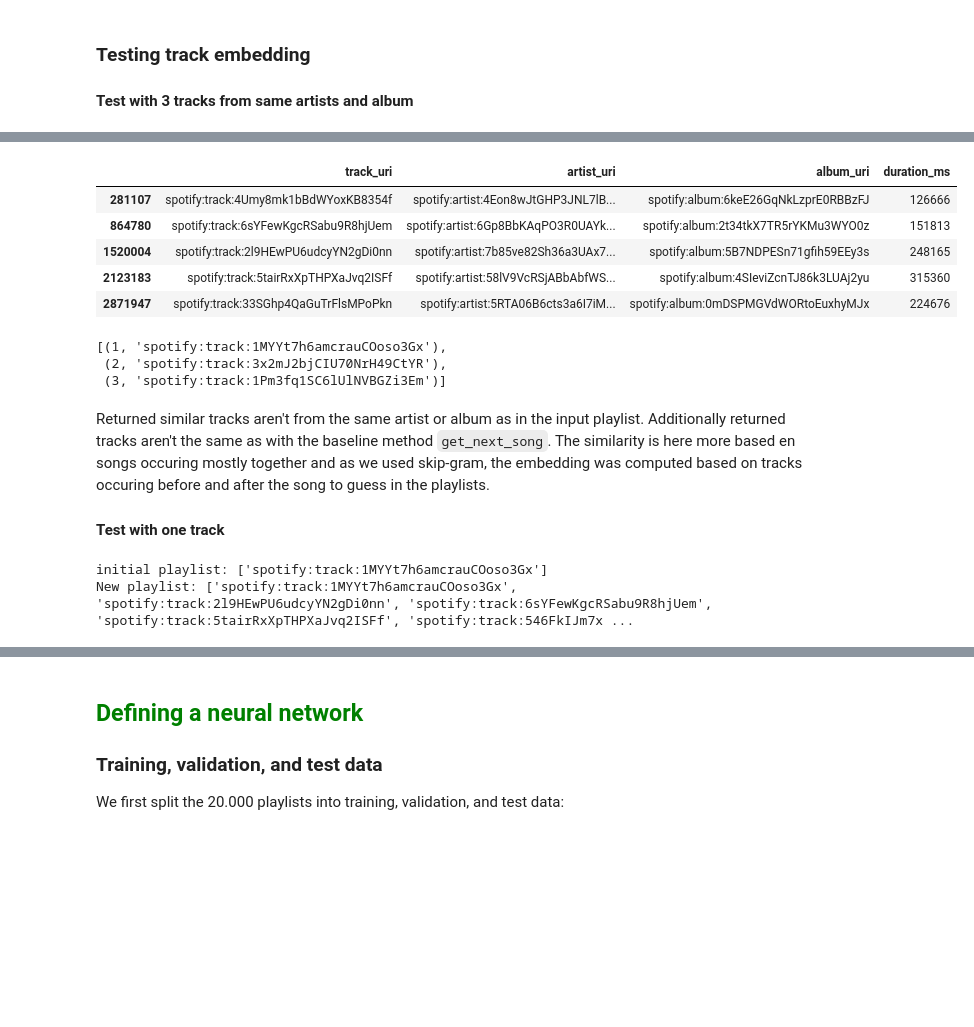
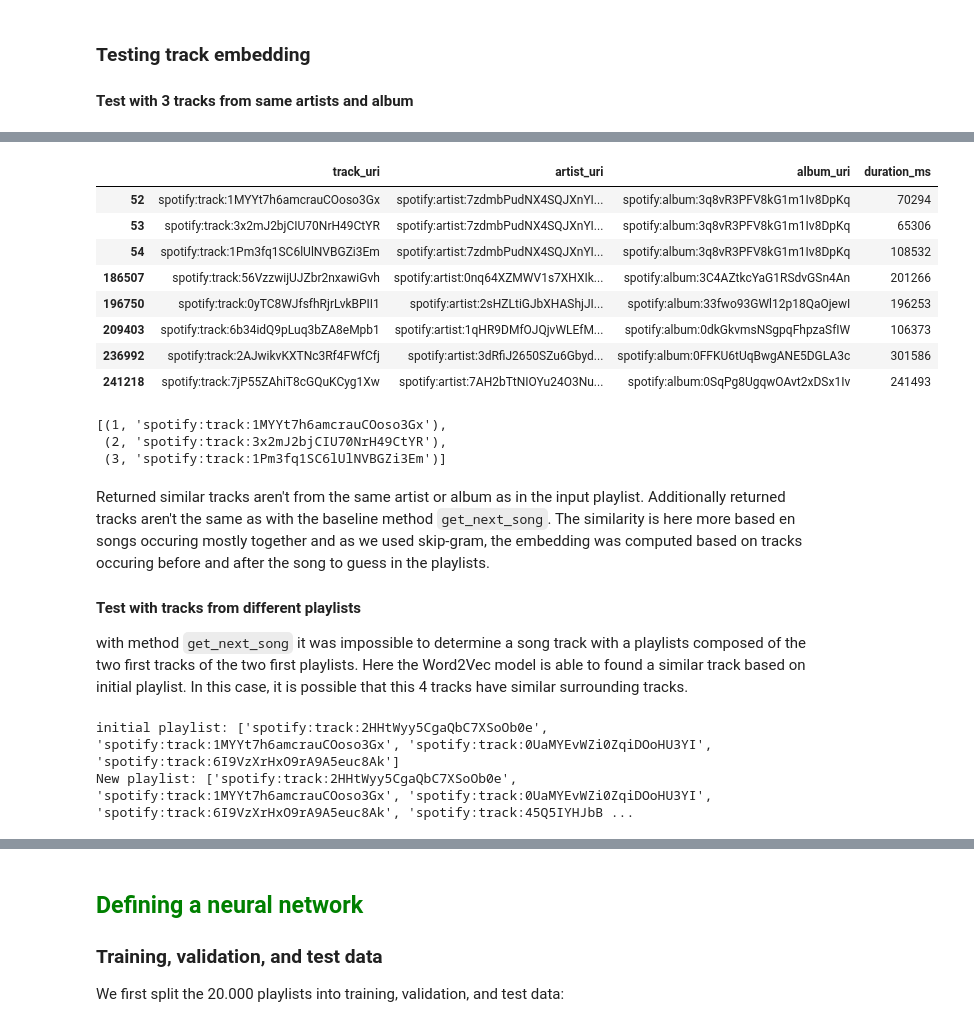
Before and after one commit to TheValemagne/PlaylistGeneration, a Jupyter notebook: ML_spotify.ipynb, the cells around one changed output, grey strips where cells are left out. Drawn from its saved outputs; the diff is of its cells as text; code cells hidden in the pictures; blank space fills up the shorter version.

```diff
--- a/ML_spotify.ipynb
+++ b/ML_spotify.ipynb
@@ -569,12 +573,15 @@ New playlist: ['spotify:track:1MYYt7h6amcrauCOoso3Gx', 'spotify:track:3x2mJ2bjCI
 # %%
-tracks[tracks['track_uri'].isin(song_uris[3:])]
+tracks[tracks['track_uri'].isin(song_uris)]
 # %% [output]
 |  | track_uri | artist_uri | album_uri | duration_ms |
-| 281107 | spotify:track:4Umy8mk1bBdWYoxKB8354f | spotify:artist:4Eon8wJtGHP3JNL7lB... | spotify:album:6keE26GqNkLzprE0RBBzFJ | 126666 |
-| 864780 | spotify:track:6sYFewKgcRSabu9R8hjUem | spotify:artist:6Gp8BbKAqPO3R0UAYk... | spotify:album:2t34tkX7TR5rYKMu3WYO0z | 151813 |
-| 1520004 | spotify:track:2l9HEwPU6udcyYN2gDi0nn | spotify:artist:7b85ve82Sh36a3UAx7... | spotify:album:5B7NDPESn71gfih59EEy3s | 248165 |
-| 2123183 | spotify:track:5tairRxXpTHPXaJvq2ISFf | spotify:artist:58lV9VcRSjABbAbfWS... | spotify:album:4SIeviZcnTJ86k3LUAj2yu | 315360 |
-| 2871947 | spotify:track:33SGhp4QaGuTrFlsMPoPkn | spotify:artist:5RTA06B6cts3a6I7iM... | spotify:album:0mDSPMGVdWORtoEuxhyMJx | 224676 |
+| 52 | spotify:track:1MYYt7h6amcrauCOoso3Gx | spotify:artist:7zdmbPudNX4SQJXnYI... | spotify:album:3q8vR3PFV8kG1m1Iv8DpKq | 70294 |
+| 53 | spotify:track:3x2mJ2bjCIU70NrH49CtYR | spotify:artist:7zdmbPudNX4SQJXnYI... | spotify:album:3q8vR3PFV8kG1m1Iv8DpKq | 65306 |
+| 54 | spotify:track:1Pm3fq1SC6lUlNVBGZi3Em | spotify:artist:7zdmbPudNX4SQJXnYI... | spotify:album:3q8vR3PFV8kG1m1Iv8DpKq | 108532 |
+| 186507 | spotify:track:56VzzwijUJZbr2nxawiGvh | spotify:artist:0nq64XZMWV1s7XHXIk... | spotify:album:3C4AZtkcYaG1RSdvGSn4An | 201266 |
+| 196750 | spotify:track:0yTC8WJfsfhRjrLvkBPII1 | spotify:artist:2sHZLtiGJbXHAShjJI... | spotify:album:33fwo93GWl12p18QaOjewI | 196253 |
+| 209403 | spotify:track:6b34idQ9pLuq3bZA8eMpb1 | spotify:artist:1qHR9DMfOJQjvWLEfM... | spotify:album:0dkGkvmsNSgpqFhpzaSfIW | 106373 |
+| 236992 | spotify:track:2AJwikvKXTNc3Rf4FWfCfj | spotify:artist:3dRfiJ2650SZu6Gbyd... | spotify:album:0FFKU6tUqBwgANE5DGLA3c | 301586 |
+| 241218 | spotify:track:7jP55ZAhiT8cGQuKCyg1Xw | spotify:artist:7AH2bTtNIOYu24O3Nu... | spotify:album:0SqPg8UgqwOAvt2xDSx1Iv | 241493 |
 # %%
 playlist = [(index, song['track_uri']) for (index, song) in enumerate(playlists.iloc[1]['tracks'])]
 list(filter(lambda item: item[1] in song_uris, playlist)) # songs in playlist 2 and in generated playlist
@@ -585,10 +592,12 @@ list(filter(lambda item: item[1] in song_uris, playlist)) # songs in playlist 2
 # %% [markdown]
 Returned similar tracks aren't from the same artist or album as in the input playlist. Additionally returned tracks aren't the same as with the baseline method `get_next_song`. The similarity is here more based en songs occuring mostly together and as we used skip-gram, the embedding was computed based on tracks occuring before and after the song to guess in the playlists.
 
-#### Test with one track
+#### Test with tracks from different playlists
+
+with method `get_next_song` it was impossible to determine a song track with a playlists composed of the two first tracks of the two first playlists. Here the Word2Vec model is able to found a similar track based on initial playlist. In this case, it is possible that this 4 tracks have similar surrounding tracks.
 # %%
-song_uris = [playlists.iloc[1]['tracks'][1]['track_uri']]
-num_songs = 5
+song_uris = [song['track_uri'] for song in playlists.iloc[1]['tracks'][:2]] # 2 songs from playlist 1
+song_uris.extend([song['track_uri'] for song in playlists.iloc[0]['tracks'][:2]]) # add 2 songs from playlist 2
 
 print(f'initial playlist: {song_uris}')
 for i in range(num_songs):
@@ -599,8 +608,8 @@ for i in range(num_songs):
 
 print(f'New playlist: {song_uris}')
 # %% [output]
-initial playlist: ['spotify:track:1MYYt7h6amcrauCOoso3Gx']
-New playlist: ['spotify:track:1MYYt7h6amcrauCOoso3Gx', 'spotify:track:2l9HEwPU6udcyYN2gDi0nn', 'spotify:track:6sYFewKgcRSabu9R8hjUem', 'spotify:track:5tairRxXpTHPXaJvq2ISFf', 'spotify:track:546FkIJm7x ...
+initial playlist: ['spotify:track:2HHtWyy5CgaQbC7XSoOb0e', 'spotify:track:1MYYt7h6amcrauCOoso3Gx', 'spotify:track:0UaMYEvWZi0ZqiDOoHU3YI', 'spotify:track:6I9VzXrHxO9rA9A5euc8Ak']
+New playlist: ['spotify:track:2HHtWyy5CgaQbC7XSoOb0e', 'spotify:track:1MYYt7h6amcrauCOoso3Gx', 'spotify:track:0UaMYEvWZi0ZqiDOoHU3YI', 'spotify:track:6I9VzXrHxO9rA9A5euc8Ak', 'spotify:track:45Q5IYHJbB ...
 # %%
 tracks[tracks['track_uri'].isin(song_uris)]
 # %% [output]
```
Also changed, not shown: parts of 10 cells of this notebook.
